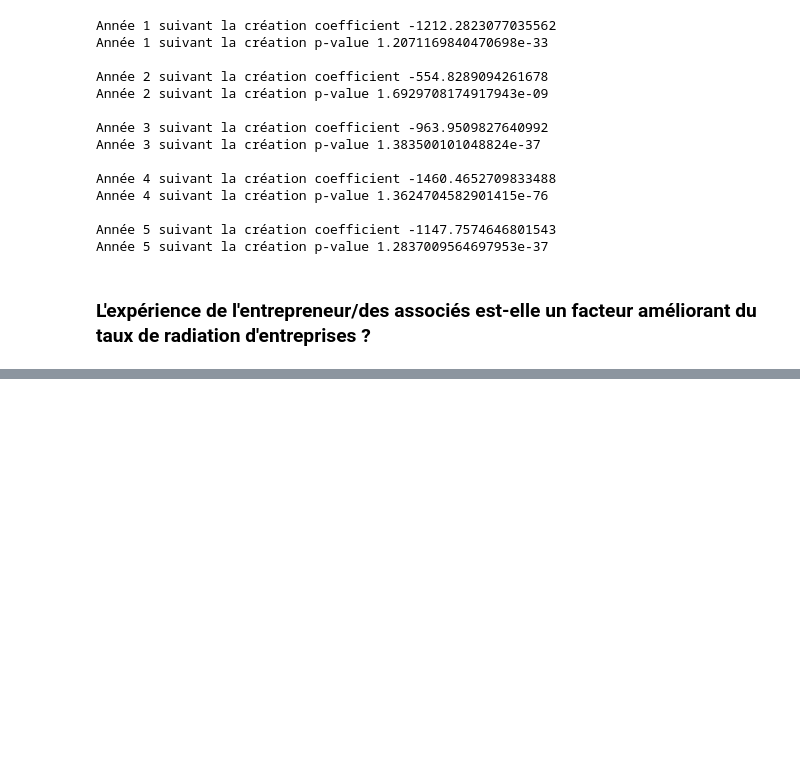
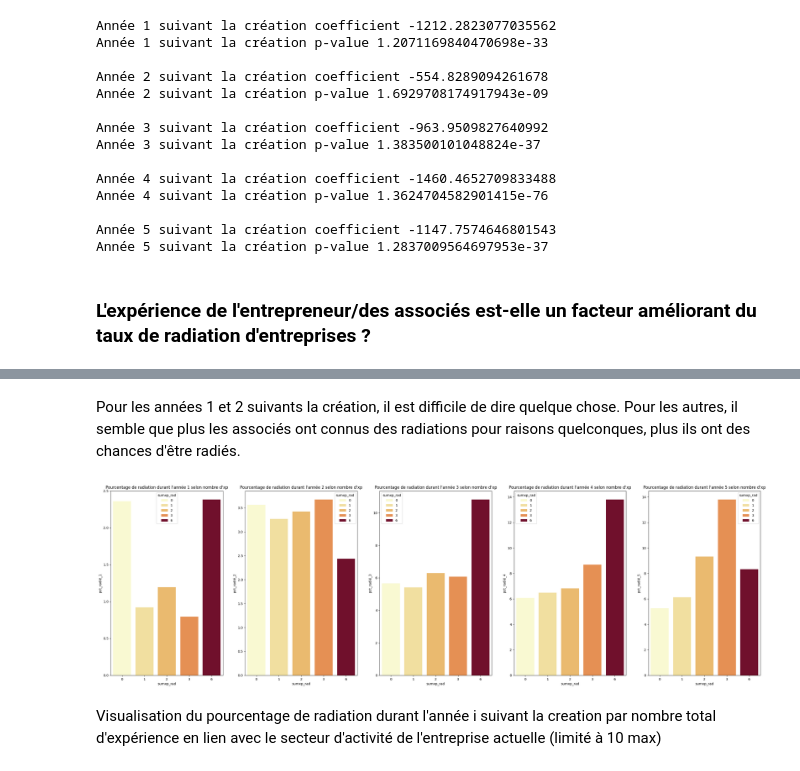
Before and after one commit to guillaume77176/JeMeLance, a Jupyter notebook: notebooks/Analyse_RNE.ipynb, the cells around one changed output, grey strips where cells are left out. Saved outputs shown, nothing was run; the diff lists cells and outputs as text; code cells hidden in the pictures; blank space fills up the shorter version.

```diff
--- a/notebooks/Analyse_RNE.ipynb
+++ b/notebooks/Analyse_RNE.ipynb
@@ -845,0 +931,34 @@ data_too
+# %%
+#Récupération sous forme de data frame pour graphique
+
+#Initialisation
+df_plot_hab = nb_rad[0].merge(nb_crees[0], on = "sumxp_rad", how="left")
+
+for i in range(1,len(nb_rad)):
+    rad_it = nb_rad[i]
+    nb_it = nb_crees[i]
+    df_plot_hab_it = rad_it.merge(nb_it, on = "sumxp_rad", how="left")
+    df_plot_hab = df_plot_hab.merge(df_plot_hab_it, on = "sumxp_rad", how="left")
+# %%
+#Pourcentage d'entreprise radiées au cours de la i ème année, en % par nombre d'xp
+for i in range(len(nb_rad)):
+    var_name = f"pct_radié_{i+1}"
+    nb_radie = f"nb_radié_{i+1}"
+    nb_firme = f"nb_crées_{i+1}"
+
+    df_plot_hab[var_name] = df_plot_hab[nb_radie]/df_plot_hab[nb_firme]*100
+# %% [markdown]
+Pour les années 1 et 2 suivants la création, il est difficile de dire quelque chose. Pour les autres, il semble que plus les associés ont connus des radiations pour raisons quelconques, plus ils ont des chances d'être radiés.
+# %%
+#Barplot pour visualisation des résultats par nombre d'xp radiées
+fig, ax = plt.subplots(1,5,figsize=(35,10))
+
+for i in range(len(nb_rad)):
+    var_name = f"pct_radié_{i+1}"
+    title = f"Pourcentage de radiation durant l'année {i+1} selon nombre d'xp radiées"
+    sns.barplot(x = "sumxp_rad", y= var_name, hue = "sumxp_rad", data=df_plot_hab, palette="YlOrRd", ax = ax[i])
+    ax[i].set_title(title)
+# %% [output]
+[figure, added]
+# %% [markdown]
+Visualisation du pourcentage de radiation durant l'année i suivant la creation par nombre total d'expérience en lien avec le secteur d'activité de l'entreprise actuelle (limité à 10 max)
```
Also changed, not shown: parts of 38 cells of this notebook, 1 other file.
